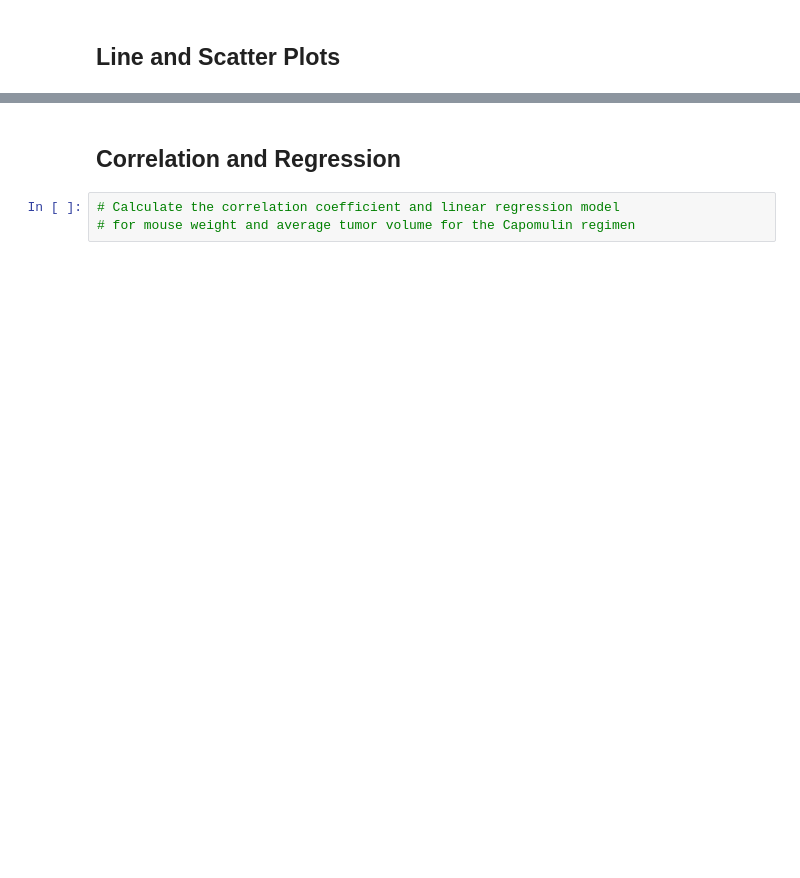
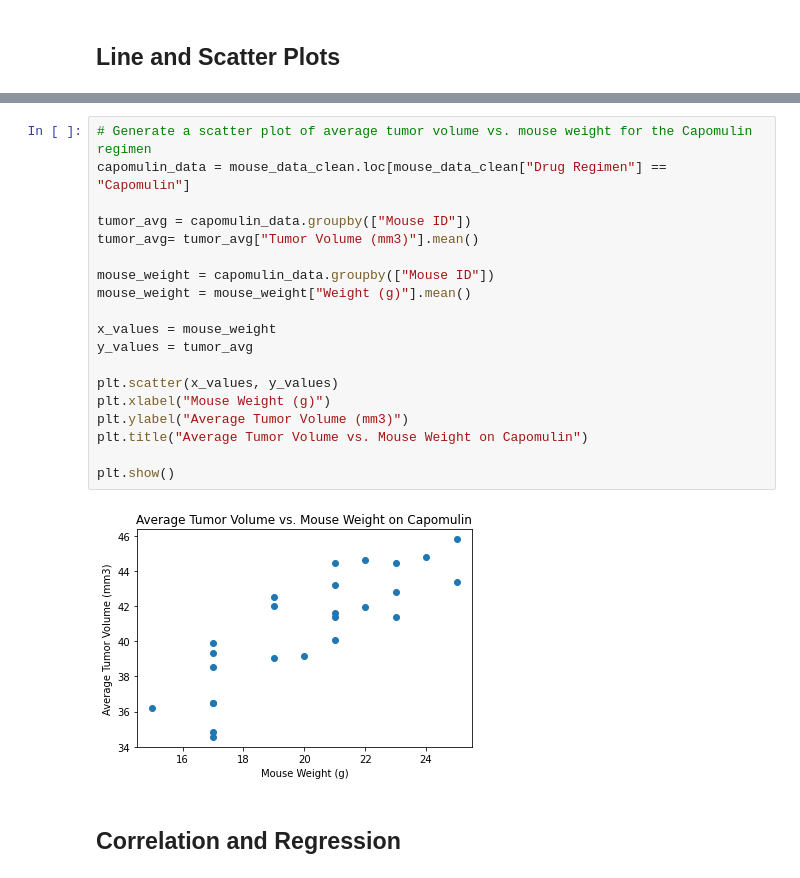
Before and after one commit to 17sarahstoffel/Capomulin-study, a Jupyter notebook: pymaceuticals_starter.ipynb, the cells around one changed output, grey strips where cells are left out. Drawn from its saved outputs; the diff is of its cells as text; blank space fills up the shorter version.

```diff
--- a/pymaceuticals_starter.ipynb
+++ b/pymaceuticals_starter.ipynb
@@ -269,5 +301,23 @@ for treatment in drug_treatments:
+# %%
+# Generate a scatter plot of average tumor volume vs. mouse weight for the Capomulin regimen
+capomulin_data = mouse_data_clean.loc[mouse_data_clean["Drug Regimen"] == "Capomulin"]
+
+tumor_avg = capomulin_data.groupby(["Mouse ID"])
+tumor_avg= tumor_avg["Tumor Volume (mm3)"].mean()
+
+mouse_weight = capomulin_data.groupby(["Mouse ID"])
+mouse_weight = mouse_weight["Weight (g)"].mean()
+
+x_values = mouse_weight
+y_values = tumor_avg
+
+plt.scatter(x_values, y_values)
+plt.xlabel("Mouse Weight (g)")
+plt.ylabel("Average Tumor Volume (mm3)")
+plt.title("Average Tumor Volume vs. Mouse Weight on Capomulin")
+
+plt.show()
+# %% [output]
+[figure, added]
 # %% [markdown]
 ## Correlation and Regression
-# %%
-# Calculate the correlation coefficient and linear regression model
-# for mouse weight and average tumor volume for the Capomulin regimen
```
Also changed, not shown: parts of 9 cells of this notebook, 1 other file.
